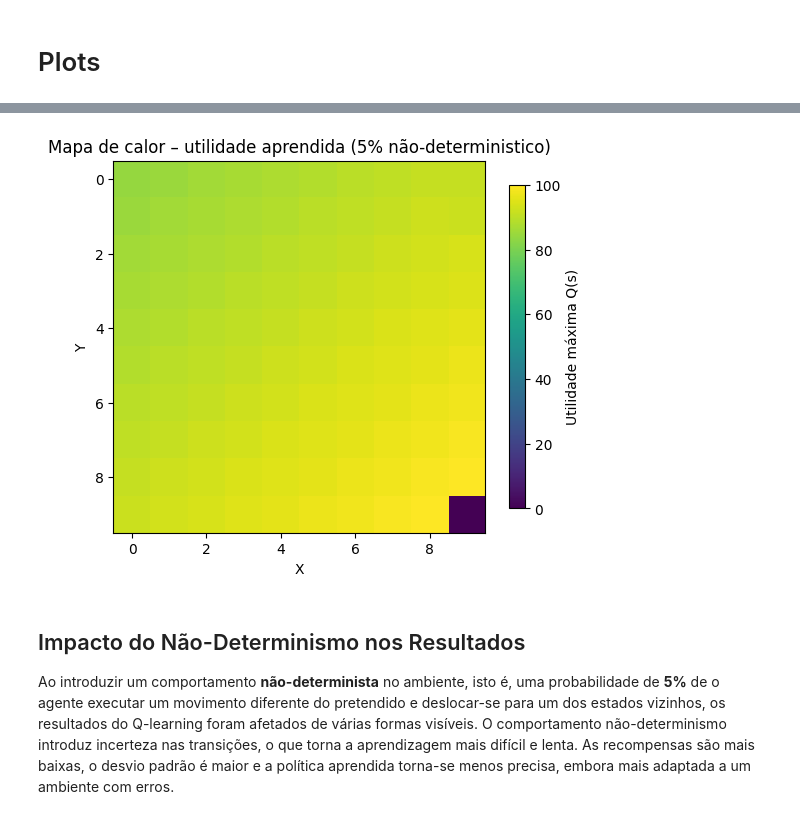
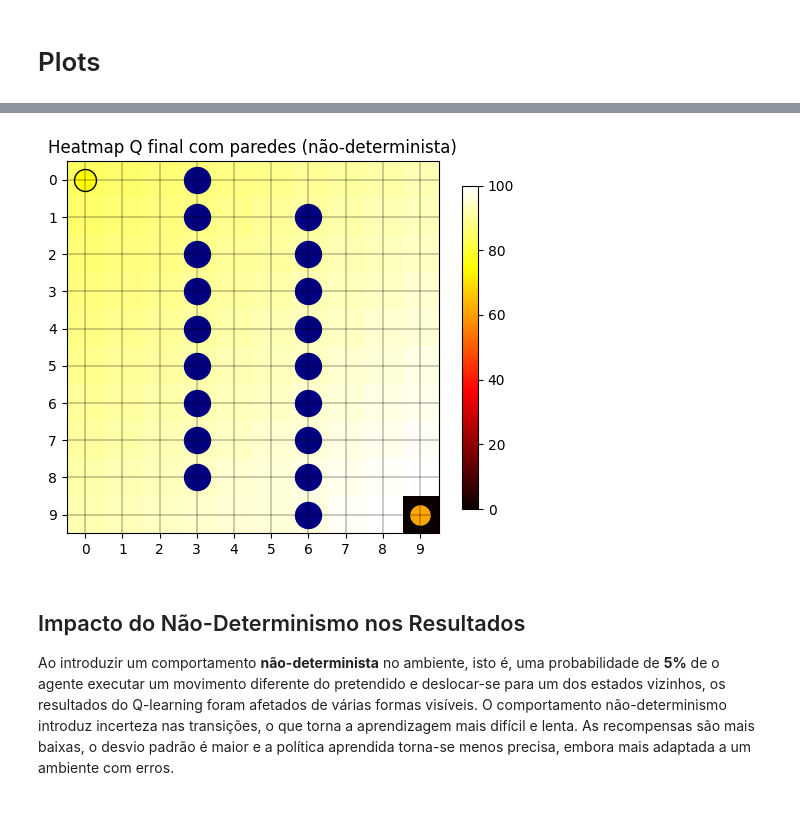
Before and after one commit to jpnoa1/IAA, a Jupyter notebook: lab4/ex2_1.ipynb, the cells around one changed output, grey strips where cells are left out. Drawn from its saved outputs; the diff is of its cells as text; code cells hidden in the pictures.

Commit message:
ex5 finalizadoe alterado

```diff
--- a/lab4/ex2_1.ipynb
+++ b/lab4/ex2_1.ipynb
@@ -752,12 +752,12 @@ Com probabilidade **95%**, o agente executa a ação pretendida (determinada pel
 
 Com probabilidade **5%**, o agente **ignora a ação escolhida** e desloca-se para um **estado vizinho aleatório**, introduzindo assim não-determinismo no movimento.
 # %%
-
-#Definido nas alienas acima
+#Definido nas alineas acima
 
 N_EXPERIMENTS = 30
 TRAINING_STEPS = 20000
 SLIP_PROB = 0.05
+
 
 # da-nos a lista de vizinhos do estado atual (todos os estados alcancaveis com uma ação válida, ignora movimentos que ficariam no mesmo sitio por sair da grelha)
 def neighbor_states(state):
@@ -768,11 +768,6 @@ def neighbor_states(state):
         if s_next != state:       # só conta se realmente se move
             neighbors.add(s_next)
     return list(neighbors)
-
-""" Executa um passo num ambiente não-determinista:
-    - com probabilidade (1 - slip_prob), aplica a ação normalmente (transition)
-    - com probabilidade slip_prob, vai para um estado vizinho aleatório do estado atual
-      (independente da ação escolhida)"""
 
 def environment_step_nondeterministic(state, action, slip_prob= 0.05):
     if random.random() < slip_prob:
@@ -790,7 +785,7 @@ def environment_step_nondeterministic(state, action, slip_prob= 0.05):
     done = (next_state == GOAL_STATE)
     return next_state, r, done
 
-#  greedy num ambiente não-determinist (Q-table não é alterada durante o teste)
+#  greedy num ambiente não-deterministico (Q-table não é alterada durante o teste)
 
 def run_greedy_test_nondeterministic(Q, num_steps=1000, slip_prob=0.05):
 
@@ -808,6 +803,7 @@ def run_greedy_test_nondeterministic(Q, num_steps=1000, slip_prob=0.05):
             state = next_state
 
     return total_reward / num_steps
+
 # Atualização Q-learning para o ambiente não-determinista, recebendo explicitamente a recompensa r.
 def q_learning_update_nd(Q, state, action, next_state, r):
 
@@ -854,7 +850,7 @@ for exp in range(N_EXPERIMENTS):
         else:
             state = next_state
 
-        # checkpoints (usam os MESMOS CHECKPOINTS do Ex.2)
+        # checkpoints (igual ao ex2)
         if checkpoint_idx < len(CHECKPOINTS) and step == CHECKPOINTS[checkpoint_idx]:
             mean_r = run_greedy_test_nondeterministic(
                 Q, num_steps=1000, slip_prob=SLIP_PROB
@@ -867,6 +863,30 @@ for exp in range(N_EXPERIMENTS):
 
     if exp == N_EXPERIMENTS - 1:
         Q_final_nd = Q.copy()
+
+# Heatmap final ambiente não-determinista com paredes do Ex.4
+def plot_heatmap_nd_with_walls(Q_nd, title="Heatmap Q final – Exercício 5 (não-determinista)"):
+    max_q = Q_nd.max(axis=1).reshape((GRID_ROWS, GRID_COLS))
+
+    plt.figure(figsize=(6, 6))
+    plt.imshow(max_q, origin="upper", cmap="hot", vmin=0, vmax=100)
+    plt.colorbar(shrink=0.7)
+
+    # paredes do Ex.4
+    for (r, c) in WALL_STATES_EX4:
+        plt.scatter(c, r, color="navy", s=350)
+
+    # start e goal
+    sr, sc = state_to_coords(START_STATE)
+    gr, gc = state_to_coords(GOAL_STATE)
+    plt.scatter(sc, sr, color="yellow", s=250, edgecolor="black")
+    plt.scatter(gc, gr, color="orange", s=250, edgecolor="black")
+
+    plt.xticks(range(GRID_COLS))
+    plt.yticks(range(GRID_ROWS))
+    plt.grid(color="black", linewidth=0.3)
+    plt.title(title)
+    plt.show()
 # %% [markdown]
 # Plots
 # %%
@@ -896,19 +916,10 @@ plt.show()
-# %%
-# Heatmap da utilidade máxima
-max_q_per_state_nd = Q_final_nd.max(axis=1)
-heatmap_data_nd = max_q_per_state_nd.reshape((GRID_ROWS, GRID_COLS))
-
-plt.figure(figsize=(6, 6))
-plt.imshow(heatmap_data_nd, origin="upper", cmap="viridis")
-plt.colorbar(label="Utilidade máxima Q(s)", shrink=0.7)
-plt.title("Mapa de calor – utilidade aprendida (5% não-deterministico)")
-plt.xlabel("X")
-plt.ylabel("Y")
-plt.show()
-# %% [output]
-[figure, removed]
+# %%
+
+#plot do Heatmap com as paredes do ex4
+plot_heatmap_nd_with_walls(Q_final_nd, "Heatmap Q final com paredes (não-determinista)")
+# %% [output]
+[figure, added]
 # %% [markdown]
 ## Impacto do Não-Determinismo nos Resultados
 
-Ao introduzir um comportamento **não-determinista** no ambiente, isto é, uma probabilidade de **5%** de o agente executar um movimento diferente do pretendido e deslocar-se para um dos estados vizinhos, os resultados do Q-learning foram
-afetados de várias formas visíveis. O comportamento não-determinismo introduz incerteza nas transições, o que torna a aprendizagem mais difícil e lenta. As recompensas são mais baixas, o desvio padrão é maior e a política aprendida torna-se menos precisa, embora mais adaptada a um ambiente com erros.
+Ao introduzir um comportamento **não-determinista** no ambiente, isto é, uma probabilidade de **5%** de o agente executar um movimento diferente do pretendido e deslocar-se para um dos estados vizinhos, os resultados do Q-learning foram afetados de várias formas visíveis. O comportamento não-determinismo introduz incerteza nas transições, o que torna a aprendizagem mais difícil e lenta. As recompensas são mais baixas, o desvio padrão é maior e a política aprendida torna-se menos precisa, embora mais adaptada a um ambiente com erros.
```
Also changed, not shown: parts of 6 cells of this notebook.
